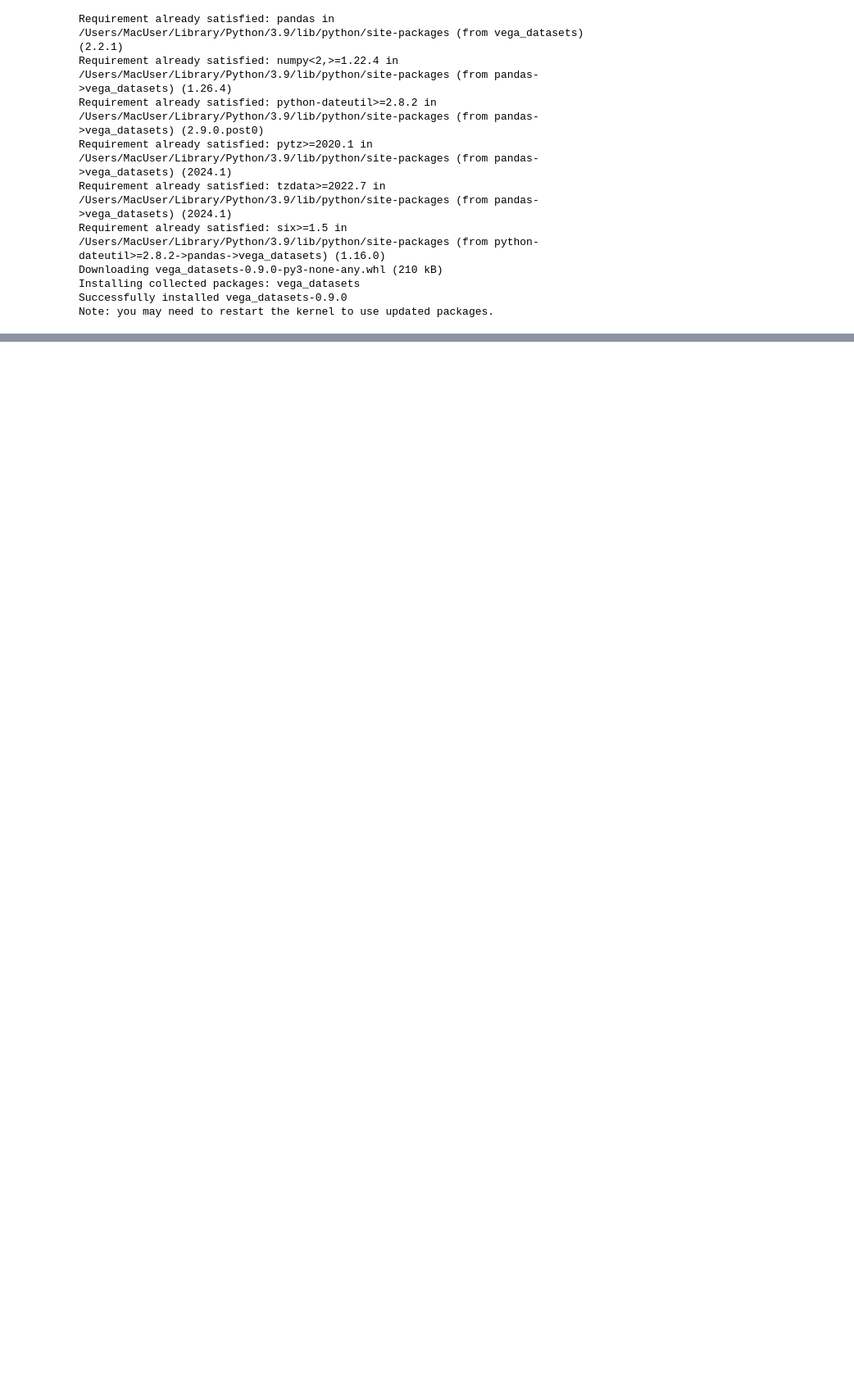
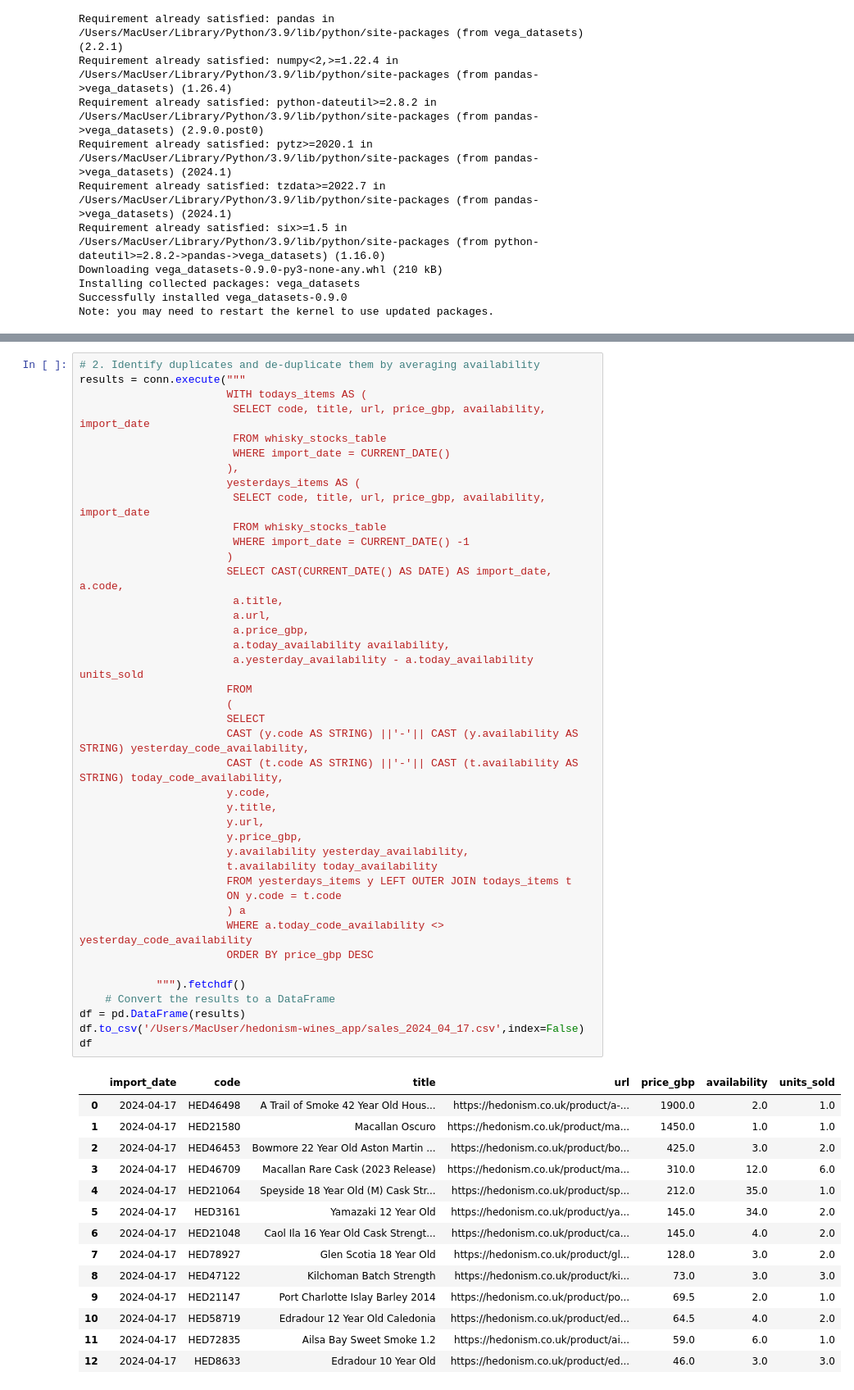
Before and after one commit to morello85/hedonism-wines, a Jupyter notebook: src/Hedonism VS Code Test.ipynb, the cells around one changed output, grey strips where cells are left out. Shown: that part at 82% size. Drawn from its saved outputs; the diff is of its cells as text; blank space fills up the shorter version.

Commit message:
fixing logic for units sold

```diff
--- a/src/Hedonism VS Code Test.ipynb
+++ b/src/Hedonism VS Code Test.ipynb
@@ -253,0 +236,56 @@ alt.Chart(df).mark_line().transform_fold(
+# %%
+# 2. Identify duplicates and de-duplicate them by averaging availability
+results = conn.execute("""
+                       WITH todays_items AS (
+                        SELECT code, title, url, price_gbp, availability, import_date
+                        FROM whisky_stocks_table
+                        WHERE import_date = CURRENT_DATE()
+                       ),
+                       yesterdays_items AS (
+                        SELECT code, title, url, price_gbp, availability, import_date
+                        FROM whisky_stocks_table
+                        WHERE import_date = CURRENT_DATE() -1
+                       )
+                       SELECT CAST(CURRENT_DATE() AS DATE) AS import_date, a.code,
+						a.title,
+						a.url,
+						a.price_gbp,
+						a.today_availability availability,
+                        a.yesterday_availability - a.today_availability units_sold
+                       FROM
+                       (
+                       SELECT
+                       CAST (y.code AS STRING) ||'-'|| CAST (y.availability AS STRING) yesterday_code_availability,
+                       CAST (t.code AS STRING) ||'-'|| CAST (t.availability AS STRING) today_code_availability,
+                       y.code,
+                       y.title,
+                       y.url,
+                       y.price_gbp,
+                       y.availability yesterday_availability,
+                       t.availability today_availability
+                       FROM yesterdays_items y LEFT OUTER JOIN todays_items t
+                       ON y.code = t.code
+                       ) a
+                       WHERE a.today_code_availability <> yesterday_code_availability
+                       ORDER BY price_gbp DESC
+
+            """).fetchdf()
+	# Convert the results to a DataFrame
+df = pd.DataFrame(results)
+df.to_csv('/Users/MacUser/hedonism-wines_app/sales_2024_04_17.csv',index=False)
+df
+# %% [output]
+|  | import_date | code | title | url | price_gbp | availability | units_sold |
+| 0 | 2024-04-17 | HED46498 | A Trail of Smoke 42 Year Old Hous... | https://hedonism.co.uk/product/a-... | 1900.0 | 2.0 | 1.0 |
+| 1 | 2024-04-17 | HED21580 | Macallan Oscuro | https://hedonism.co.uk/product/ma... | 1450.0 | 1.0 | 1.0 |
+| 2 | 2024-04-17 | HED46453 | Bowmore 22 Year Old Aston Martin ... | https://hedonism.co.uk/product/bo... | 425.0 | 3.0 | 2.0 |
+| 3 | 2024-04-17 | HED46709 | Macallan Rare Cask (2023 Release) | https://hedonism.co.uk/product/ma... | 310.0 | 12.0 | 6.0 |
+| 4 | 2024-04-17 | HED21064 | Speyside 18 Year Old (M) Cask Str... | https://hedonism.co.uk/product/sp... | 212.0 | 35.0 | 1.0 |
+| 5 | 2024-04-17 | HED3161 | Yamazaki 12 Year Old | https://hedonism.co.uk/product/ya... | 145.0 | 34.0 | 2.0 |
+| 6 | 2024-04-17 | HED21048 | Caol Ila 16 Year Old Cask Strengt... | https://hedonism.co.uk/product/ca... | 145.0 | 4.0 | 2.0 |
+| 7 | 2024-04-17 | HED78927 | Glen Scotia 18 Year Old | https://hedonism.co.uk/product/gl... | 128.0 | 3.0 | 2.0 |
+| 8 | 2024-04-17 | HED47122 | Kilchoman Batch Strength | https://hedonism.co.uk/product/ki... | 73.0 | 3.0 | 3.0 |
+| 9 | 2024-04-17 | HED21147 | Port Charlotte Islay Barley 2014 | https://hedonism.co.uk/product/po... | 69.5 | 2.0 | 1.0 |
+| 10 | 2024-04-17 | HED58719 | Edradour 12 Year Old Caledonia | https://hedonism.co.uk/product/ed... | 64.5 | 4.0 | 2.0 |
+| 11 | 2024-04-17 | HED72835 | Ailsa Bay Sweet Smoke 1.2 | https://hedonism.co.uk/product/ai... | 59.0 | 6.0 | 1.0 |
+| 12 | 2024-04-17 | HED8633 | Edradour 10 Year Old | https://hedonism.co.uk/product/ed... | 46.0 | 3.0 | 3.0 |
```
Also changed, not shown: parts of 6 cells of this notebook, 6 other files.
